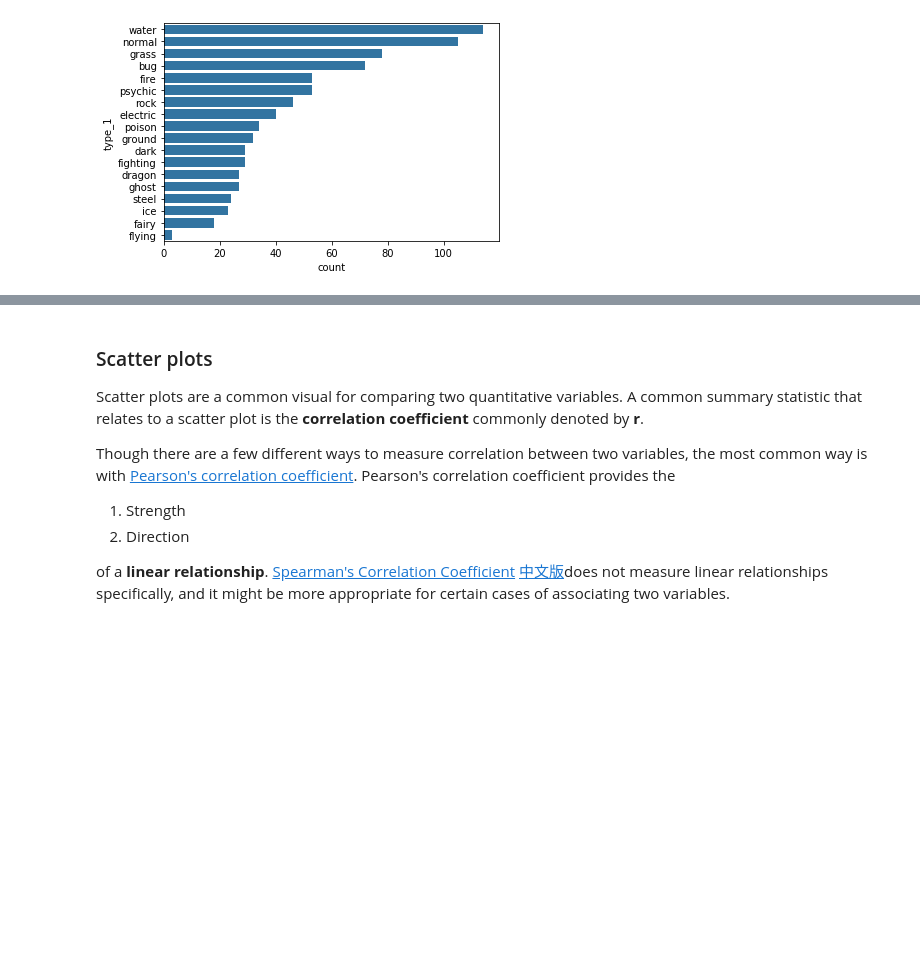
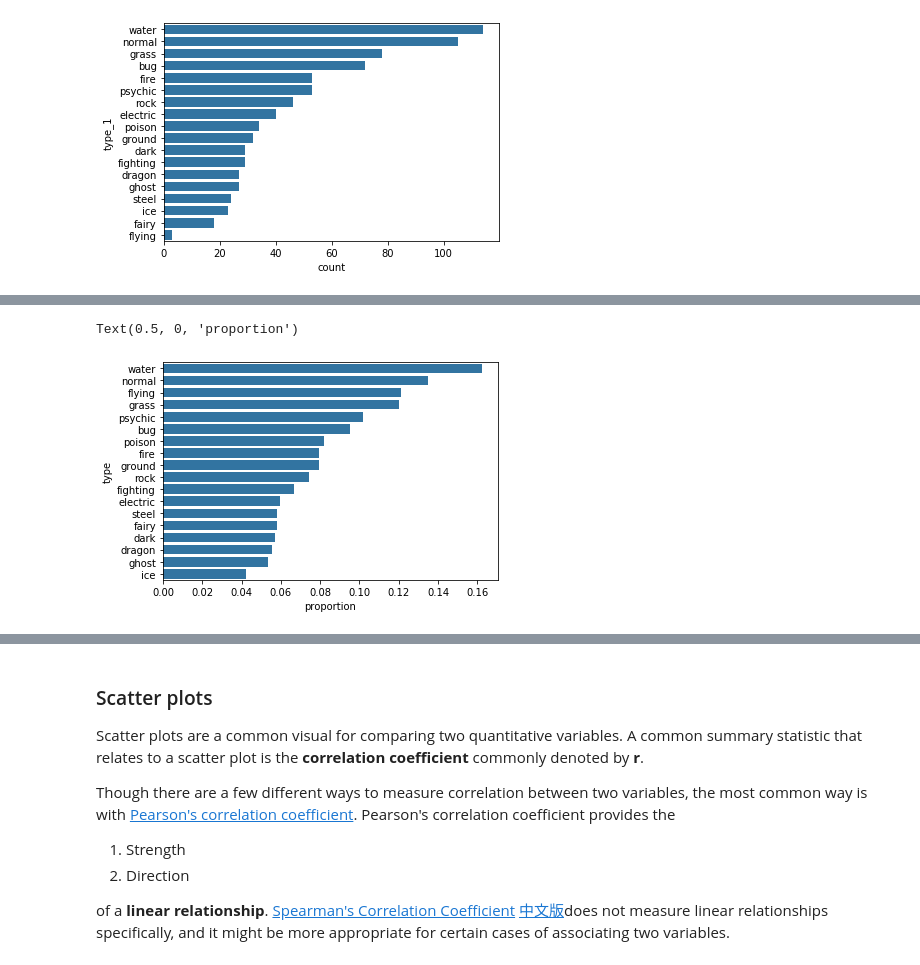
Before and after one commit to edifierxuhao/Data_visualization, a Jupyter notebook: Data_visualization_in_Data_analysis.ipynb, the cells around one changed output, grey strips where cells are left out. Saved outputs shown, nothing was run; the diff lists cells and outputs as text; code cells hidden in the pictures; blank space fills up the shorter version.

```diff
--- a/Data_visualization_in_Data_analysis.ipynb
+++ b/Data_visualization_in_Data_analysis.ipynb
@@ -249,0 +329,3 @@ sb.countplot(data = pokemon, y = 'type_1',color = base_color,order = type_order)
+# %%
+# use numpy's arang function to produce a set of evenly spaced proportioned values, save into a tick_props variable
+tick_props = np.arange(0,max_prop, 0.02)
@@ -249,0 +339,10 @@ sb.countplot(data = pokemon, y = 'type_1',color = base_color,order = type_order)
+# %%
+# now change the plot
+base_color = sb.color_palette()[0]
+sb.countplot(data = pkmn_type, y = 'type', color = base_color, order = type_order)
+# use plt.xticks function
+plt.xticks(tick_props * n_pokemon, tick_names)#the bar is still the number of each class, so I need to multiple n_pokemon
+plt.xlabel('proportion')
+# %% [output]
+Text(0.5, 0, 'proportion')
+[figure, added]
```
Also changed, not shown: parts of 66 cells of this notebook.
